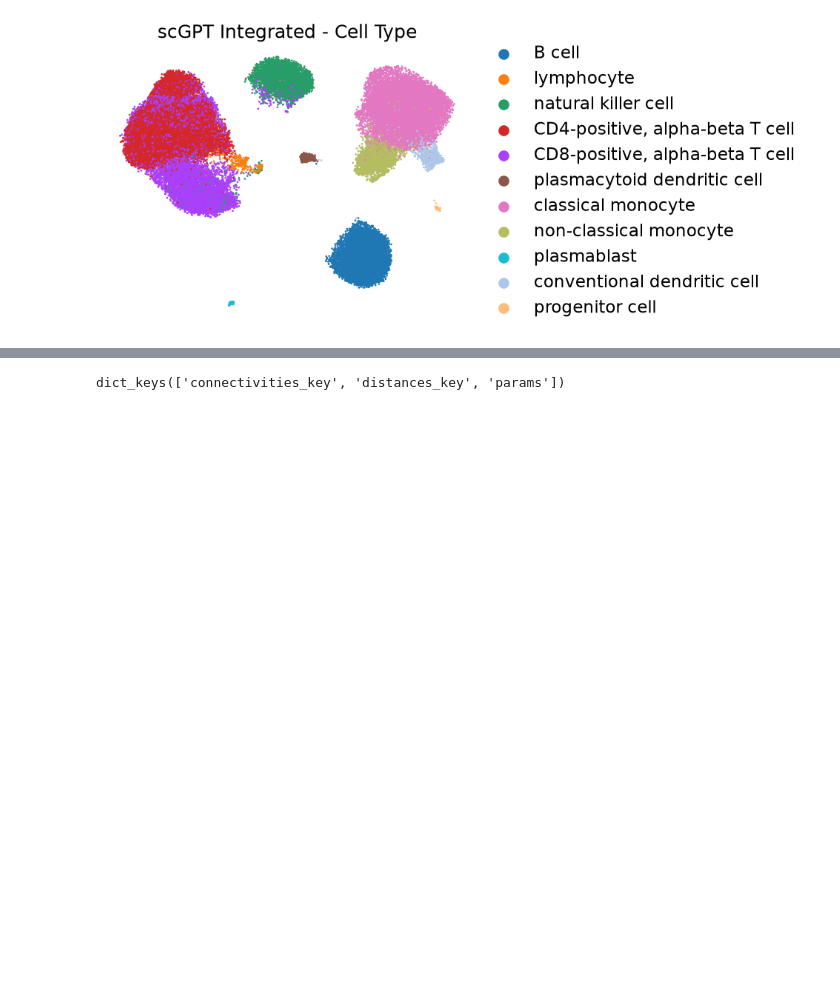
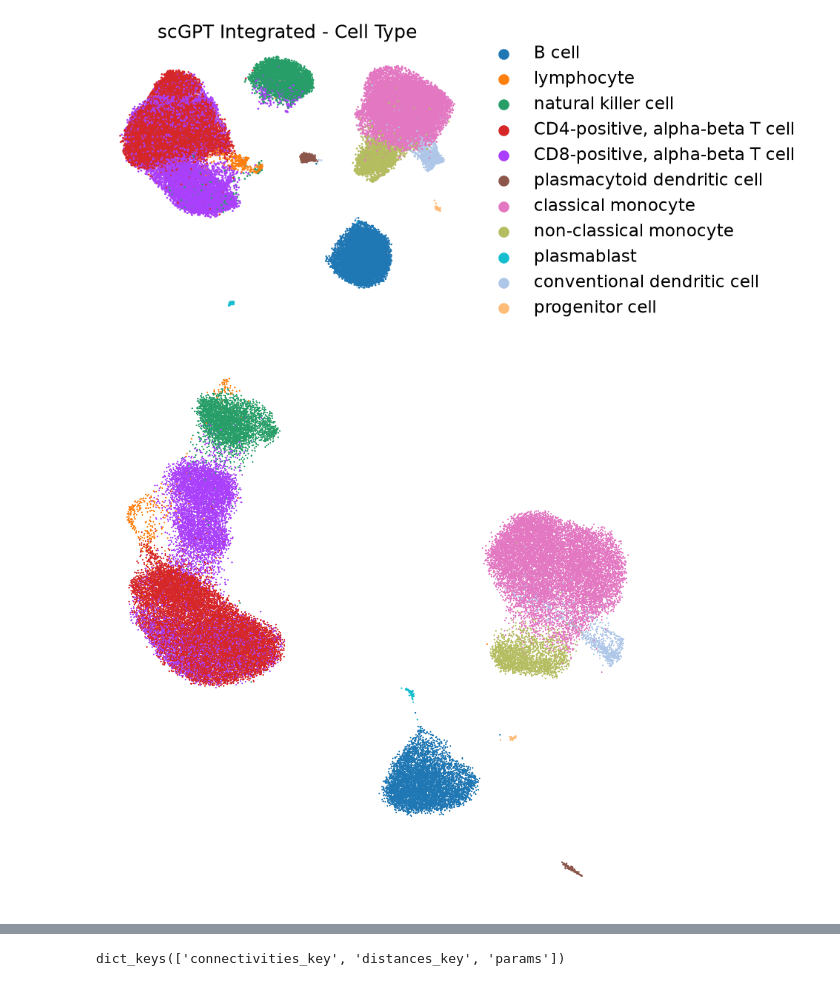
Before and after one commit to Melirie/ramming_lab_code, a Jupyter notebook: 03_inspect_embedded_scgpt.ipynb, the cells around one changed output, grey strips where cells are left out. Cells and saved outputs as stored; diff of their text form; code cells hidden in the pictures; blank space fills up the shorter version.

```diff
--- a/03_inspect_embedded_scgpt.ipynb
+++ b/03_inspect_embedded_scgpt.ipynb
@@ -122,3 +122,23 @@ sc.pl.embedding(
 )
 # %% [output]
 [figure]
+# %%
+import matplotlib.pyplot as plt
+MM = 1 / 25.4
+
+fig, ax = plt.subplots(figsize=(300 * MM, 300 * MM))
+sc.pl.embedding(
+    adata,
+    basis="X_umap_pca",
+    color="cell_type",
+    title="",
+    size=15,
+    frameon=False,
+    legend_loc=None,
+    ax=ax,
+    show=False,
+)
+fig.savefig("scgpt_umap.pdf", dpi=300)   # exactly 70×70 mm
+plt.show()
+# %% [output]
+[figure, added]
```
Also changed, not shown: parts of 6 cells of this notebook, 6 other files.
